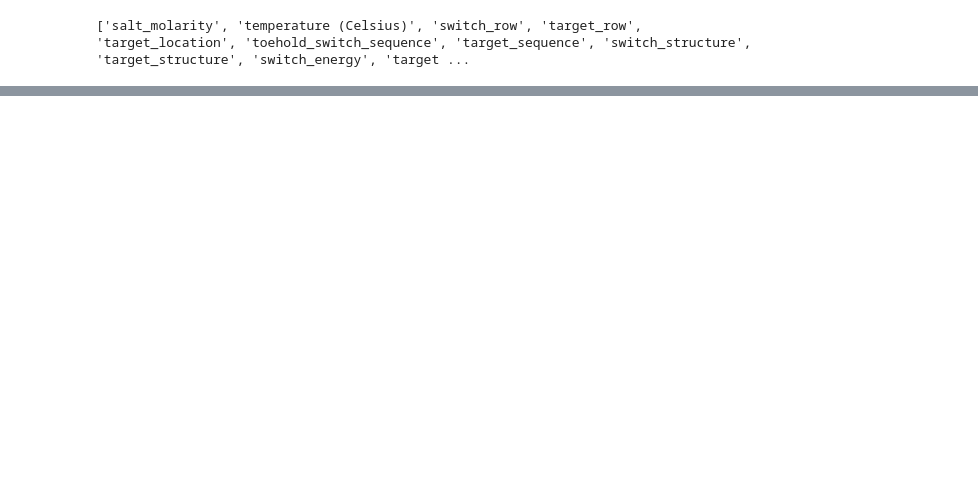
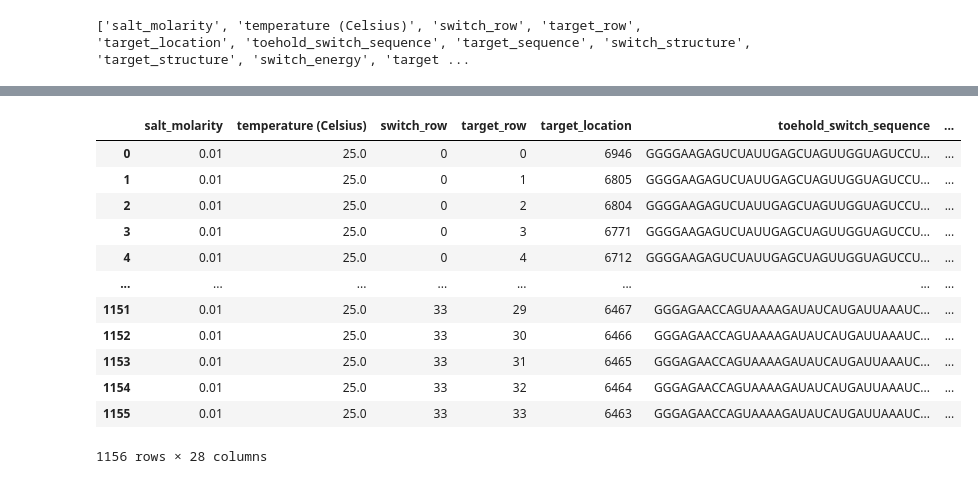
Before and after one commit to jauyong44/vienna-riboswitch, a Jupyter notebook: mfe_table.ipynb, the cells around one changed output, grey strips where cells are left out. Cells and saved outputs as stored; diff of their text form; code cells hidden in the pictures; blank space fills up the shorter version.

```diff
--- a/mfe_table.ipynb
+++ b/mfe_table.ipynb
@@ -411,3 +428,19 @@ testing = testing[finished_data_names]
+# %%
+display(testing)
+# %% [output]
+|  | salt_molarity | temperature (Celsius) | switch_row | target_row | target_location | toehold_switch_sequence | ... |
+| 0 | 0.01 | 25.0 | 0 | 0 | 6946 | GGGGAAGAGUCUAUUGAGCUAGUUGGUAGUCCU... | ... |
+| 1 | 0.01 | 25.0 | 0 | 1 | 6805 | GGGGAAGAGUCUAUUGAGCUAGUUGGUAGUCCU... | ... |
+| 2 | 0.01 | 25.0 | 0 | 2 | 6804 | GGGGAAGAGUCUAUUGAGCUAGUUGGUAGUCCU... | ... |
+| 3 | 0.01 | 25.0 | 0 | 3 | 6771 | GGGGAAGAGUCUAUUGAGCUAGUUGGUAGUCCU... | ... |
+| 4 | 0.01 | 25.0 | 0 | 4 | 6712 | GGGGAAGAGUCUAUUGAGCUAGUUGGUAGUCCU... | ... |
+| ... | ... | ... | ... | ... | ... | ... | ... |
+| 1151 | 0.01 | 25.0 | 33 | 29 | 6467 | GGGAGAACCAGUAAAAGAUAUCAUGAUUAAAUC... | ... |
+| 1152 | 0.01 | 25.0 | 33 | 30 | 6466 | GGGAGAACCAGUAAAAGAUAUCAUGAUUAAAUC... | ... |
+| 1153 | 0.01 | 25.0 | 33 | 31 | 6465 | GGGAGAACCAGUAAAAGAUAUCAUGAUUAAAUC... | ... |
+| 1154 | 0.01 | 25.0 | 33 | 32 | 6464 | GGGAGAACCAGUAAAAGAUAUCAUGAUUAAAUC... | ... |
+| 1155 | 0.01 | 25.0 | 33 | 33 | 6463 | GGGAGAACCAGUAAAAGAUAUCAUGAUUAAAUC... | ... |
+1156 rows × 28 columns
 # %%
 results_sorted = results.sort_values(by = ['complex_energy'])
 #display(results_sorted)
```
Also changed, not shown: parts of 7 cells of this notebook.
